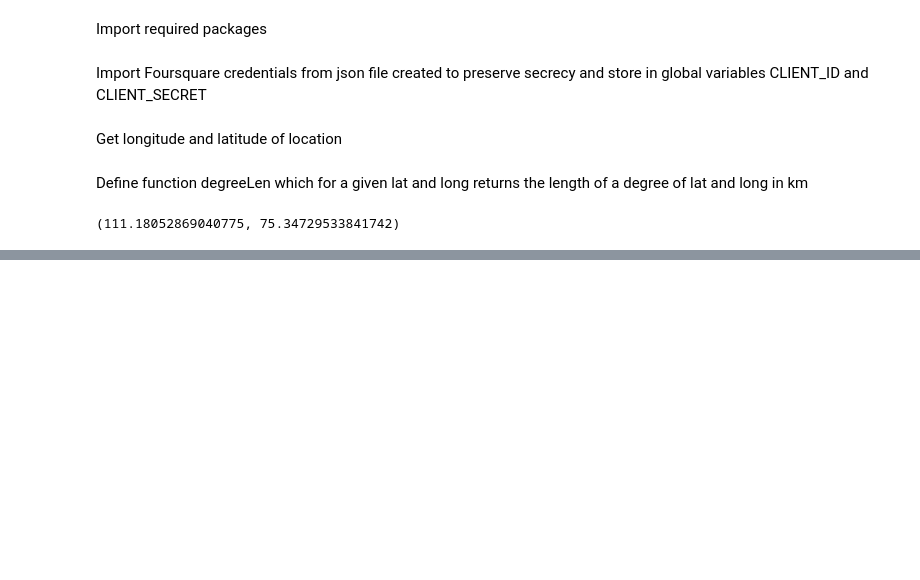
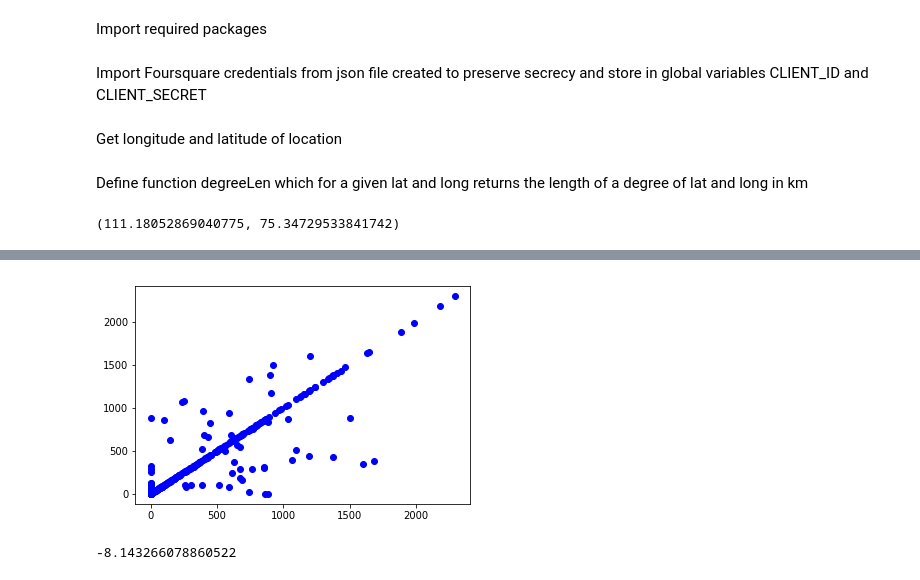
Before and after one commit to MattCommon/coursera-ibm-applied-data-science, a Jupyter notebook: Capstone Project.ipynb, the cells around one changed output, grey strips where cells are left out. Cells and saved outputs as stored; diff of their text form; code cells hidden in the pictures; blank space fills up the shorter version.

```diff
--- a/Capstone Project.ipynb
+++ b/Capstone Project.ipynb
@@ -134,0 +416,15 @@ KeyError: 0
+# %%
+y_pred = reg_all.predict(X)
+# %%
+plt.scatter(np.maximum(y_pred.astype(int), 0), y, color='blue')
+plt.show()
+# %% [output]
+[figure, added]
+# %%
+from sklearn.linear_model import Lasso
+lasso = Lasso(alpha=0.1, normalize=True)
+lasso.fit(X_train, y_train)
+lasso_pred = lasso.predict(X_test)
+lasso.score(X_test, y_test)
+# %% [output]
+-8.143266078860522
```
Also changed, not shown: parts of 48 cells of this notebook.
